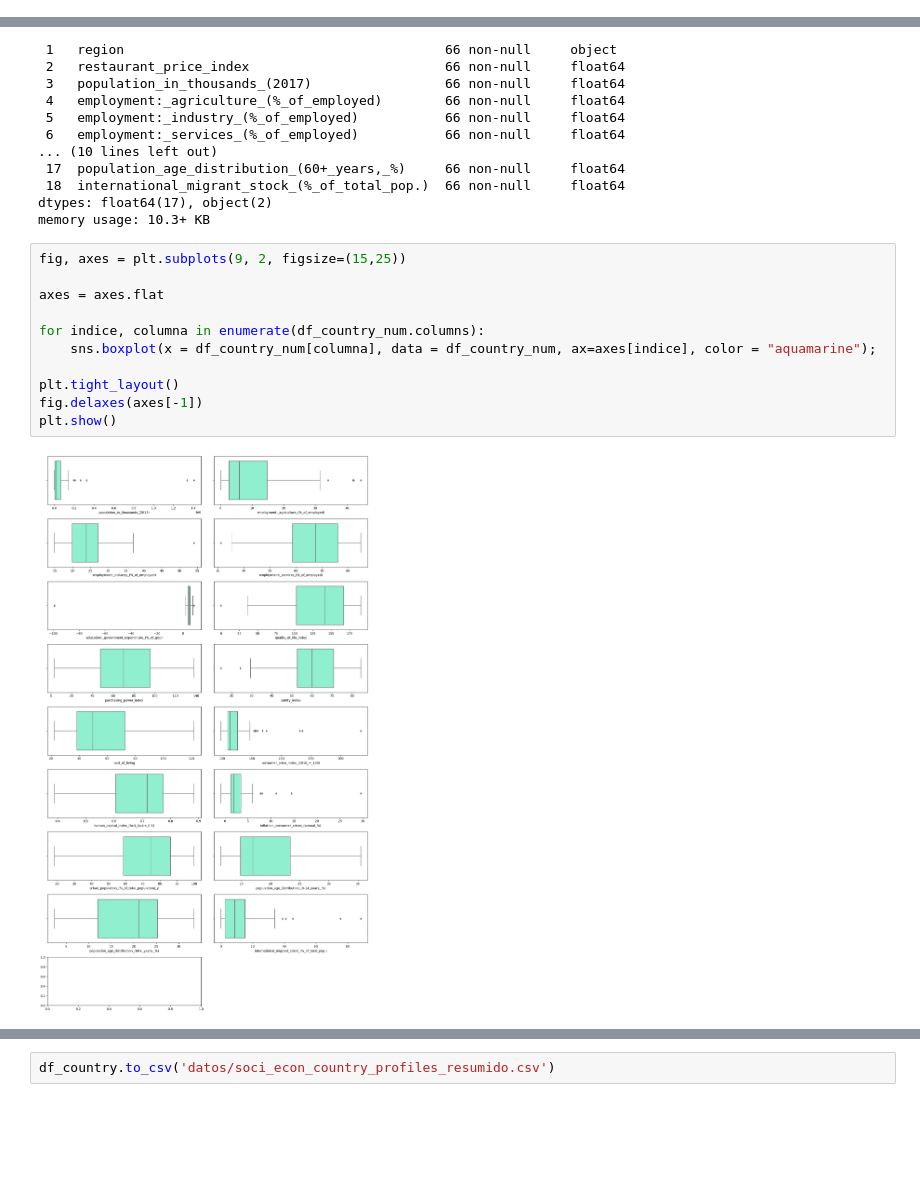
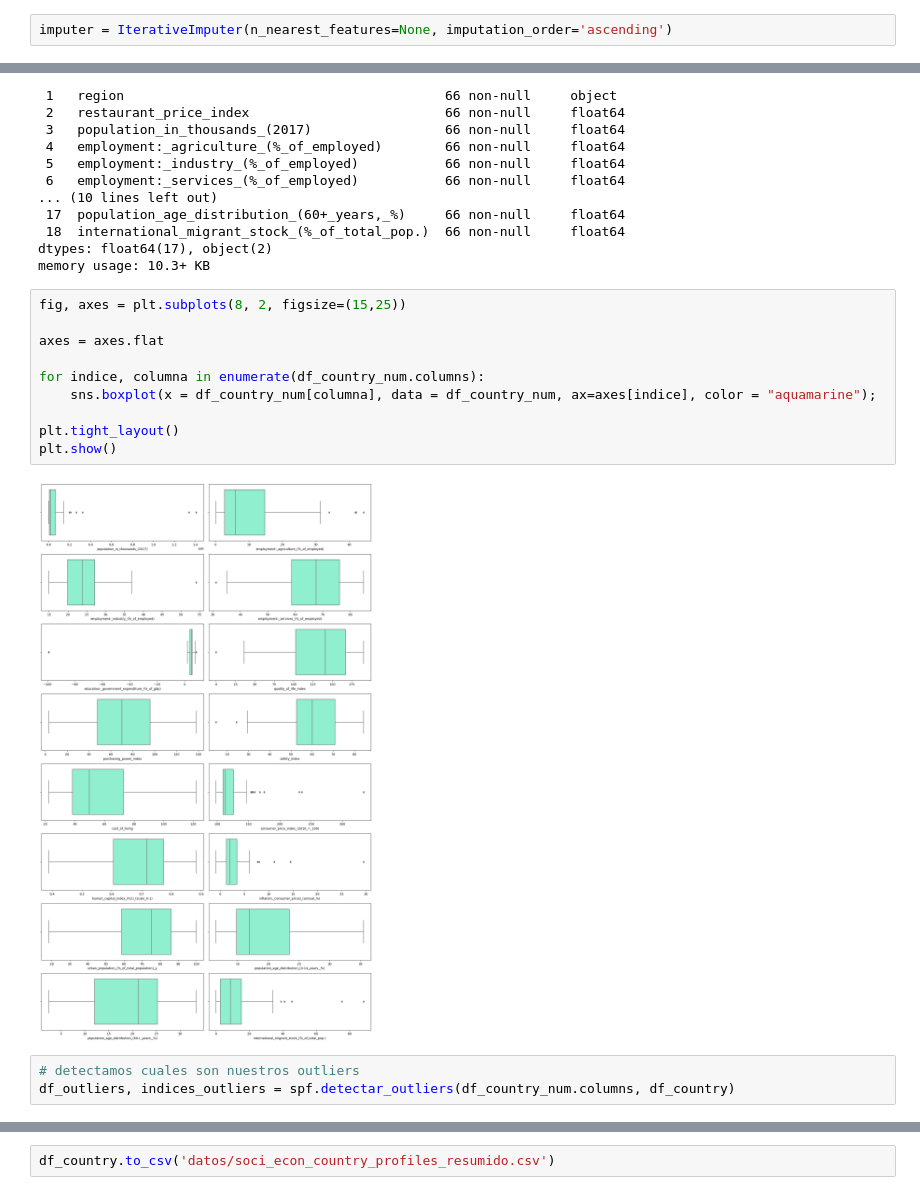
Before and after one commit to Adalab/promo-d-da-modulo3-sprint1-laura-maitane, a Jupyter notebook: regresion-lineal/reg-lin-1-machine-learning-intro.ipynb, the cells around one changed output, grey strips where cells are left out. Drawn from its saved outputs; the diff is of its cells as text; blank space fills up the shorter version.

```diff
--- a/regresion-lineal/reg-lin-1-machine-learning-intro.ipynb
+++ b/regresion-lineal/reg-lin-1-machine-learning-intro.ipynb
@@ -326,3 +347,5 @@ from sklearn.impute import IterativeImputer
+# %%
+imputer = IterativeImputer(n_nearest_features=None, imputation_order='ascending')
 # %%
 imputer.fit(df_country_num)
 # %% [output]
@@ -390,15 +413,17 @@ Data columns (total 19 columns):
 dtypes: float64(17), object(2)
 memory usage: 10.3+ KB
 # %%
-fig, axes = plt.subplots(9, 2, figsize=(15,25))
+fig, axes = plt.subplots(8, 2, figsize=(15,25))
 
 axes = axes.flat
 
 for indice, columna in enumerate(df_country_num.columns):
     sns.boxplot(x = df_country_num[columna], data = df_country_num, ax=axes[indice], color = "aquamarine");
 
 plt.tight_layout()
-fig.delaxes(axes[-1])
 plt.show()
 # %% [output]
-[figure, old version]
+[figure, new version]
+# %%
+# detectamos cuales son nuestros outliers
+df_outliers, indices_outliers = spf.detectar_outliers(df_country_num.columns, df_country)
```
Also changed, not shown: parts of 13 cells of this notebook, 6 other files.
